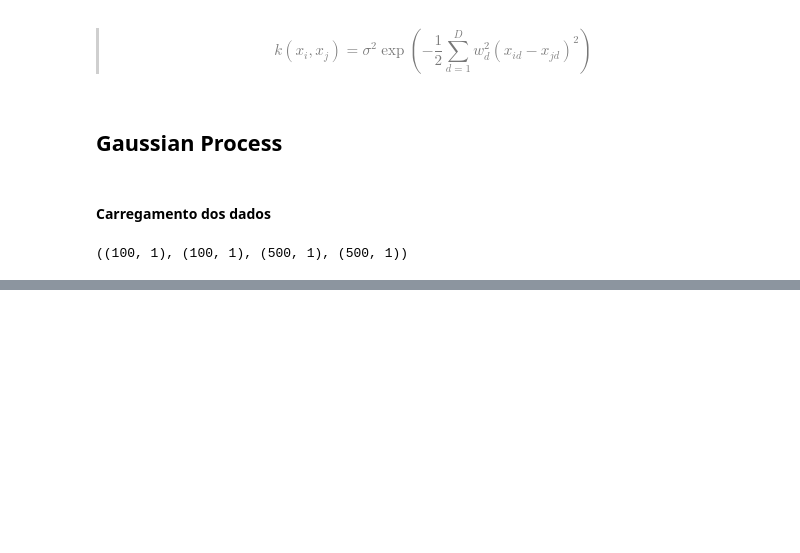
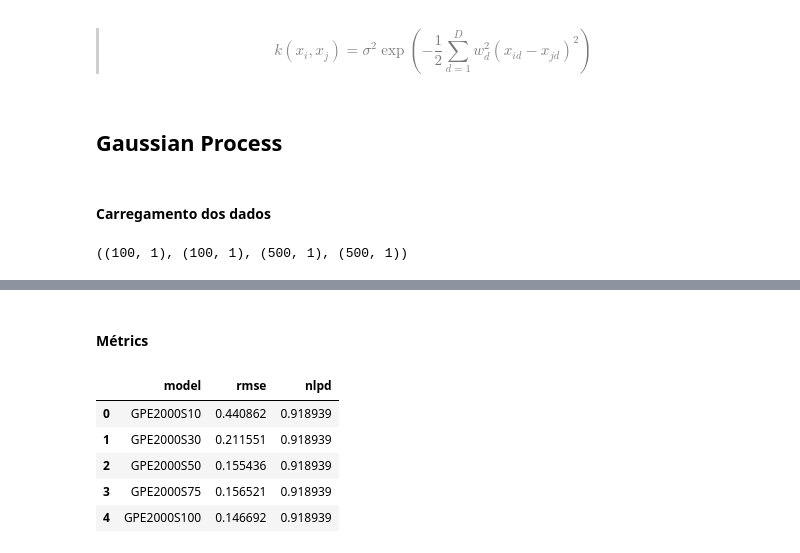
Before and after one commit to vauxgomes/ufc-ckp8366, a Jupyter notebook: listas/lista-5/main.ipynb, the cells around one changed output, grey strips where cells are left out. Cells and saved outputs as stored; diff of their text form; code cells hidden in the pictures; blank space fills up the shorter version.

```diff
--- a/listas/lista-5/main.ipynb
+++ b/listas/lista-5/main.ipynb
@@ -136,0 +141,41 @@ gp.fit(X_train, y_train)
+# %%
+def run(X_train, y_train, X_test, y_test, sigma=1.0, noise=0.1, learning_rate=0.01, epochs=1000, train_sizes=None, verbose=False):
+  if train_sizes is None:
+    train_sizes = [X_train.shape[0]]
+
+  models = []
+  metrics = {
+    'model': [],
+    'rmse': [],
+    'nlpd': [] # Negative Log Predictive Density
+  }
+
+  #
+  for i, s in enumerate(train_sizes):
+    if verbose:
+      print(f' → Running {i+1} of {len(train_sizes)}')
+
+    # Training
+    model = GaussianProcessRBF(sigma=sigma, noise=noise, learning_rate=learning_rate, epochs=epochs)
+    %time model.fit(X_train[:s, :], y_train[:s, :], verbose=verbose)
+
+    # Prediction
+    y_hat, _ = model.predict(X_test)
+
+    # Metrics
+    rmse = np.sqrt(mean_squared_error(y_test, y_hat))
+    nlpd = -np.mean(norm.logpdf(y_test, loc=y_test, scale=sigma))
+
+    #
+    models.append(model)
+
+    #
+    metrics['model'].append(model.code())
+    metrics['rmse'].append(rmse)
+    metrics['nlpd'].append(nlpd)
+
+  #
+  return models, metrics
+
+
+models, metrics = run(X_train, y_train, X_test, y_test, train_sizes=[10,30,50,75,100], epochs=2000, verbose=True)
@@ -136,0 +243,11 @@ gp.fit(X_train, y_train)
+# %% [markdown]
+#### Métrics
+# %%
+pd.DataFrame(metrics, columns=['model', 'rmse', 'nlpd'])
+# %% [output]
+|  | model | rmse | nlpd |
+| 0 | GPE2000S10 | 0.440862 | 0.918939 |
+| 1 | GPE2000S30 | 0.211551 | 0.918939 |
+| 2 | GPE2000S50 | 0.155436 | 0.918939 |
+| 3 | GPE2000S75 | 0.156521 | 0.918939 |
+| 4 | GPE2000S100 | 0.146692 | 0.918939 |
```
Also changed, not shown: parts of 10 cells of this notebook.
